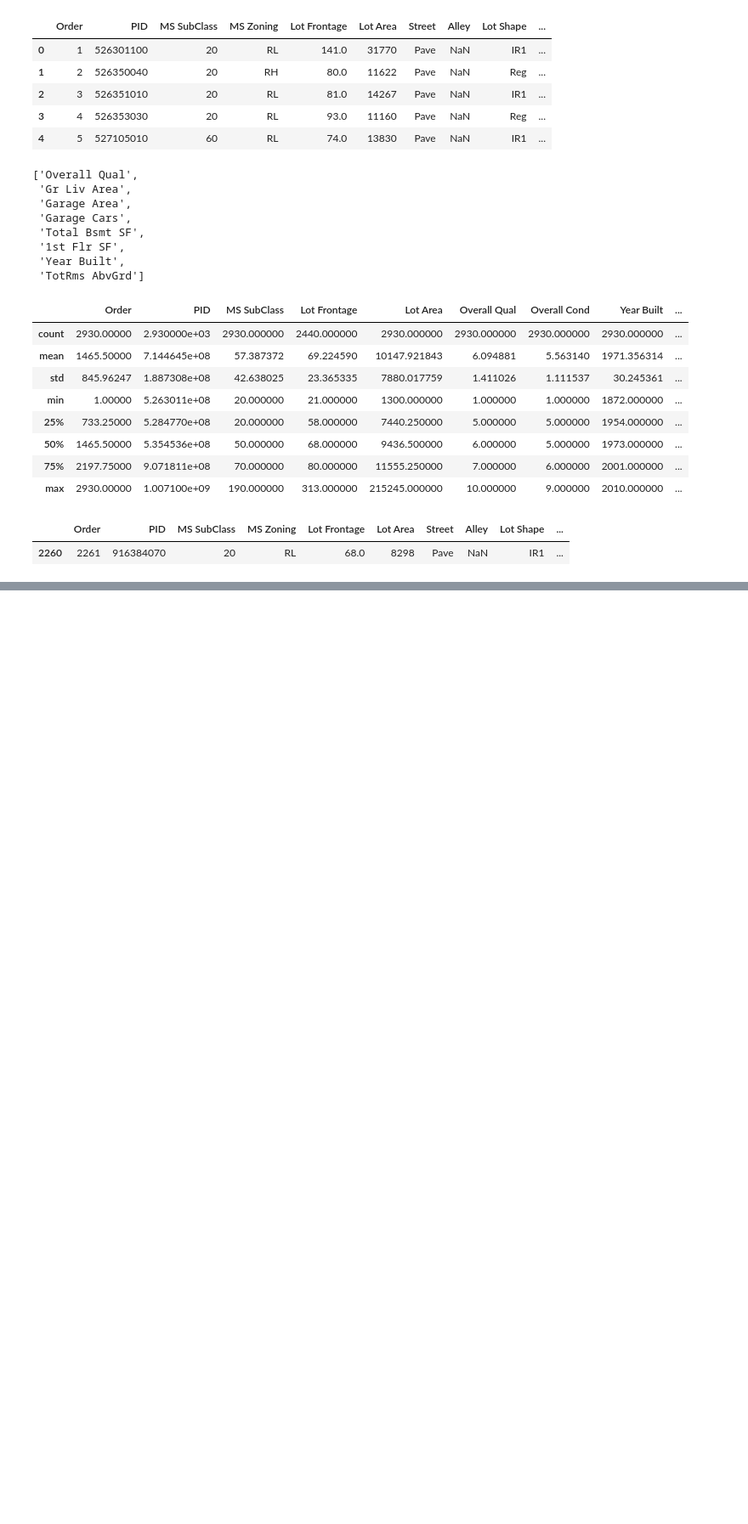
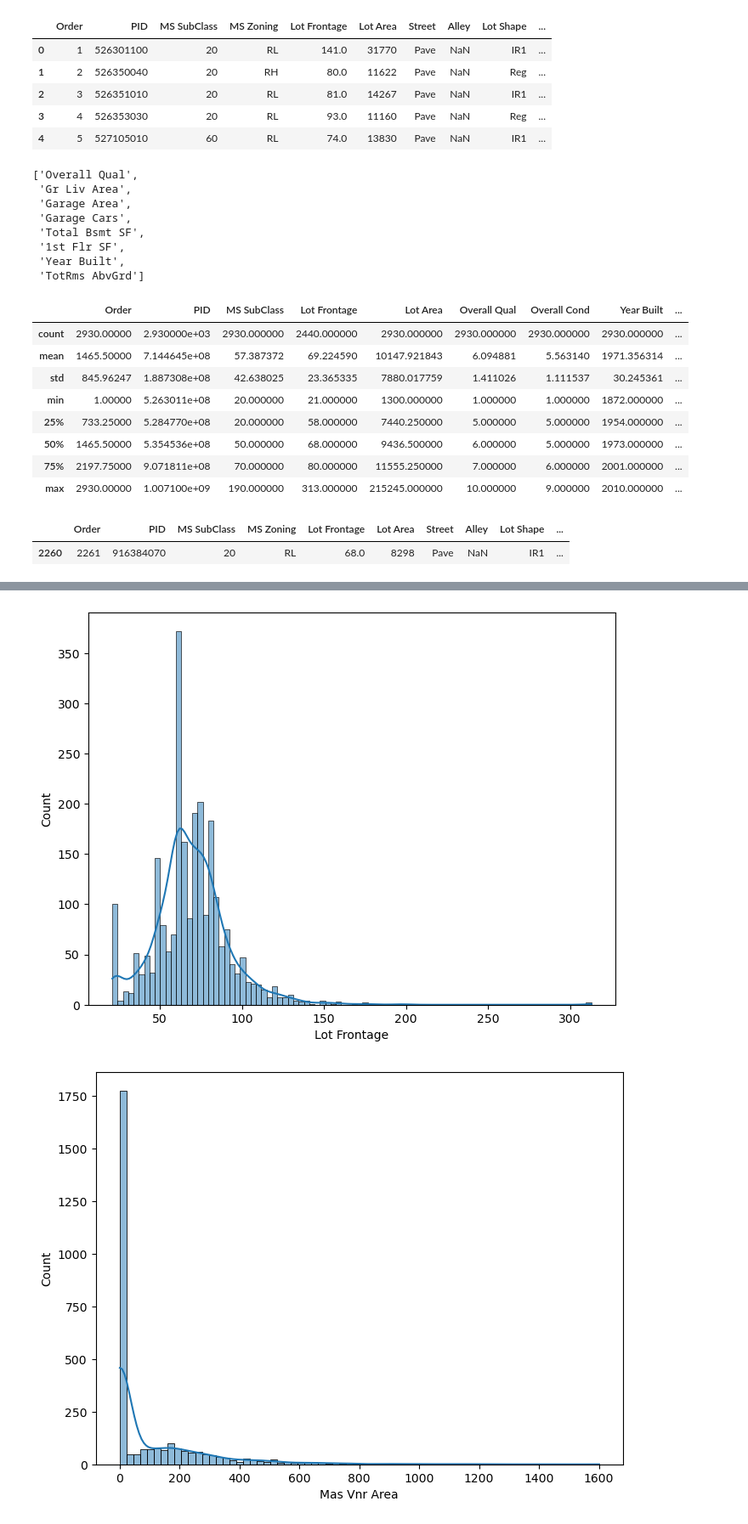
Before and after one commit to ameeqio/house-price-prediction-ml, a Jupyter notebook: notebooks/eda.ipynb, the cells around one changed output, grey strips where cells are left out. Shown at 85% size. Drawn from its saved outputs; the diff is of its cells as text; code cells hidden in the pictures; blank space fills up the shorter version.

```diff
--- a/notebooks/eda.ipynb
+++ b/notebooks/eda.ipynb
@@ -418,0 +527,13 @@ df.sample(6)
+# %%
+ord_catg_features =  ['Exter Qual',
+    'Exter Cond', 'Bsmt Qual', 'Bsmt Cond', 'Heating QC', 'Kitchen Qual', 'Fireplace Qu', 'Garage Qual', 'Garage Cond',
+    'Pool QC']
+
+print("ORDINAL CATG FEATURES MISSING VALUES -\n")
+ord_catg_ftrs_missing = []
+for ftrs in ord_catg_features :
+    if df[ftrs].isnull().sum() > 0 :
+        print(f"'{ftrs}' missing value : {df[ftrs].isnull().sum()}")
+        ord_catg_ftrs_missing.append(ftrs)
+    else :
+        continue
@@ -418,0 +549,12 @@ df.sample(6)
+# %%
+one_hot_enc_nomctg_ftrs = []
+label_enc_nomctg_ftrs = []
+for ftr in nom_catg_features :
+    if len(df[ftr].unique()) > 2 :
+        one_hot_enc_nomctg_ftrs.append(ftr)
+    else :
+        label_enc_nomctg_ftrs.append(ftr)
+        continue
+
+print(f"One hot encoding (nom_catg) -\n{one_hot_enc_nomctg_ftrs}\n")
+print(f"Label encoding (nom_catg) -\n{label_enc_nomctg_ftrs}")
@@ -418,0 +567,3 @@ df.sample(6)
+# %%
+for ftr in ord_catg_features:
+    print(f"'{ftr}' unique_value : {len(df[ftr].unique())}")
@@ -418,0 +622,7 @@ df.sample(6)
+# %%
+for ftr in num_ftrs_missing :
+    plt.figure(figsize = (8, 6))
+    sns.histplot(data = df, x = ftr, kde =  True)
+# %% [output]
+[figure, added]
+[figure, added]
```
Also changed, not shown: parts of 22 cells of this notebook, 11 other files.
